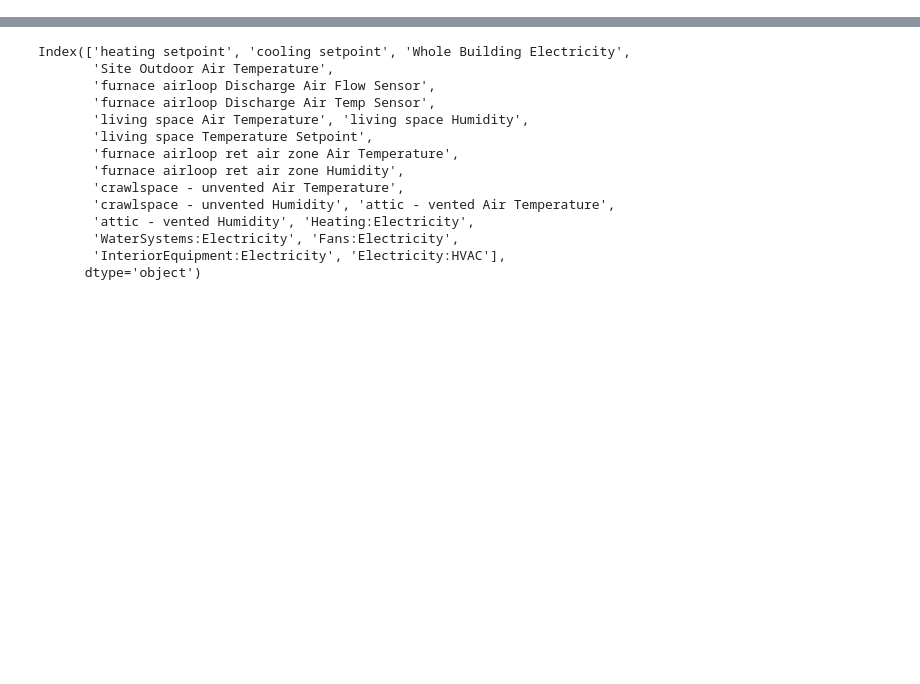
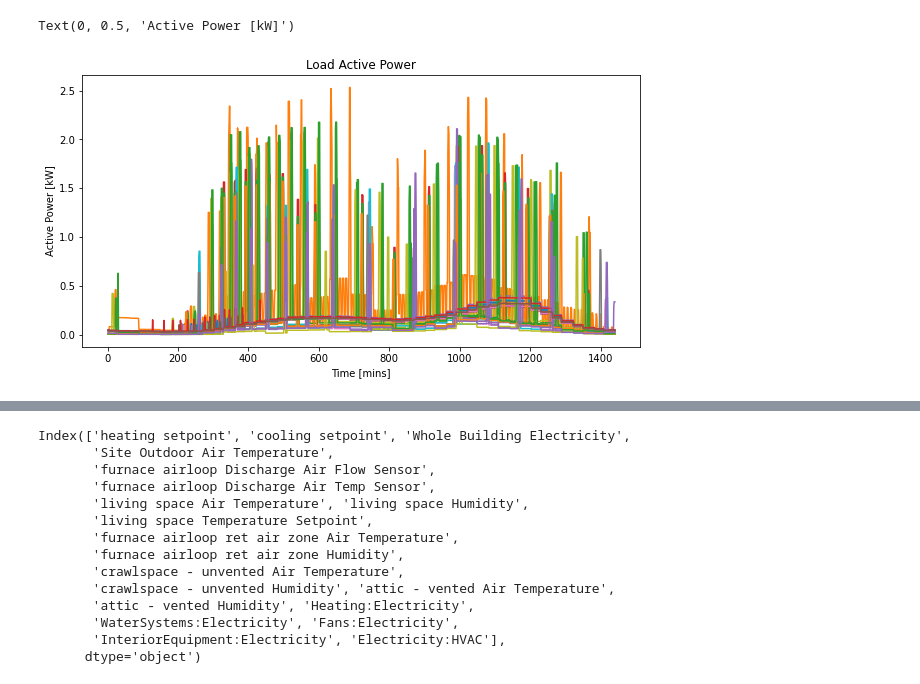
Before and after one commit to PIC-Lab/community_energy_control, a Jupyter notebook: community_sim/plotting.ipynb, the cells around one changed output, grey strips where cells are left out. Drawn from its saved outputs; the diff is of its cells as text; code cells hidden in the pictures; blank space fills up the shorter version.

```diff
--- a/community_sim/plotting.ipynb
+++ b/community_sim/plotting.ipynb
@@ -7,0 +62,9 @@ import json
+# %%
+plt.figure(figsize=(10,5))
+plt.plot(activeP_df)
+plt.title('Load Active Power')
+plt.xlabel('Time [mins]')
+plt.ylabel('Active Power [kW]')
+# %% [output]
+Text(0, 0.5, 'Active Power [kW]')
+[figure, added]
```
Also changed, not shown: parts of 25 cells of this notebook, 22 other files.
